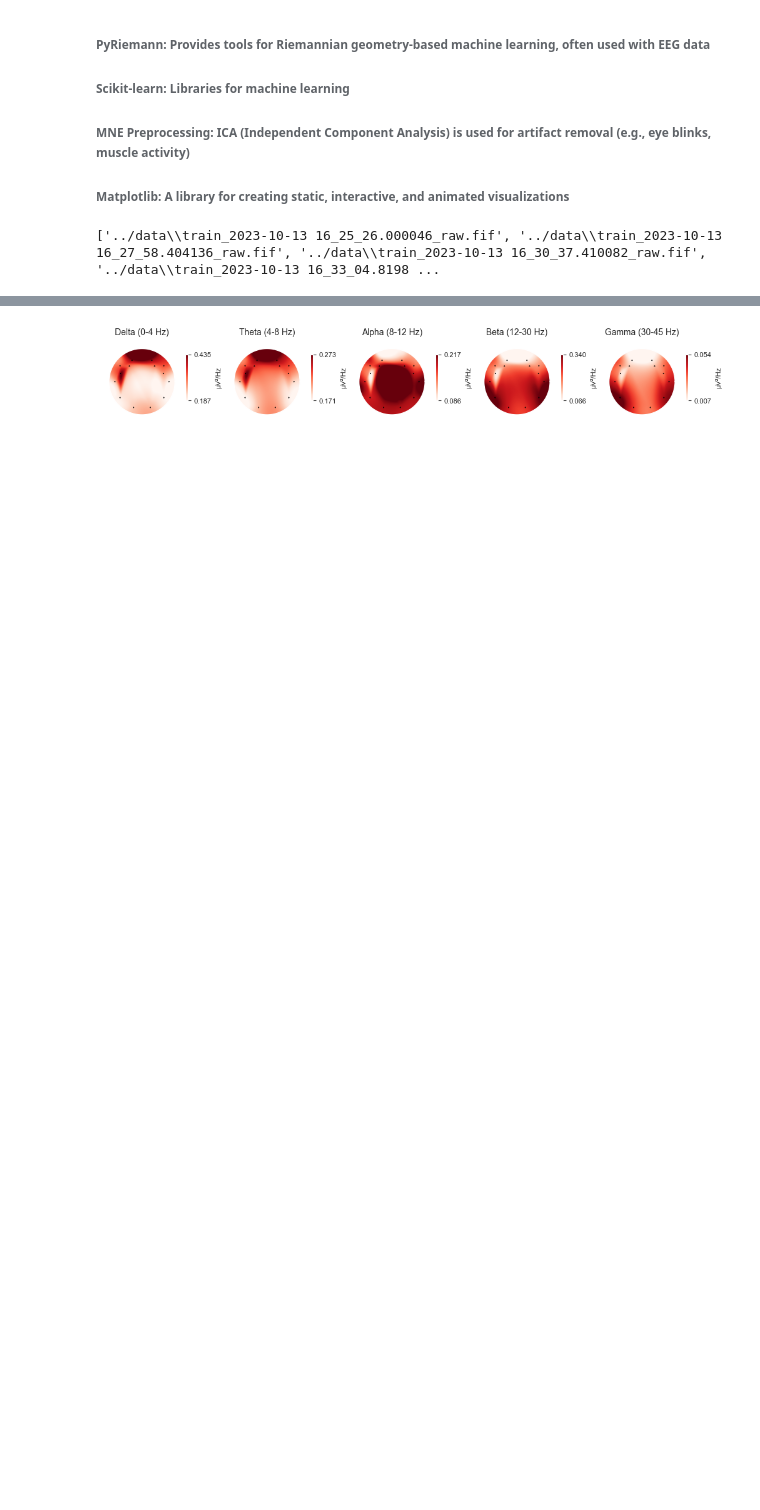
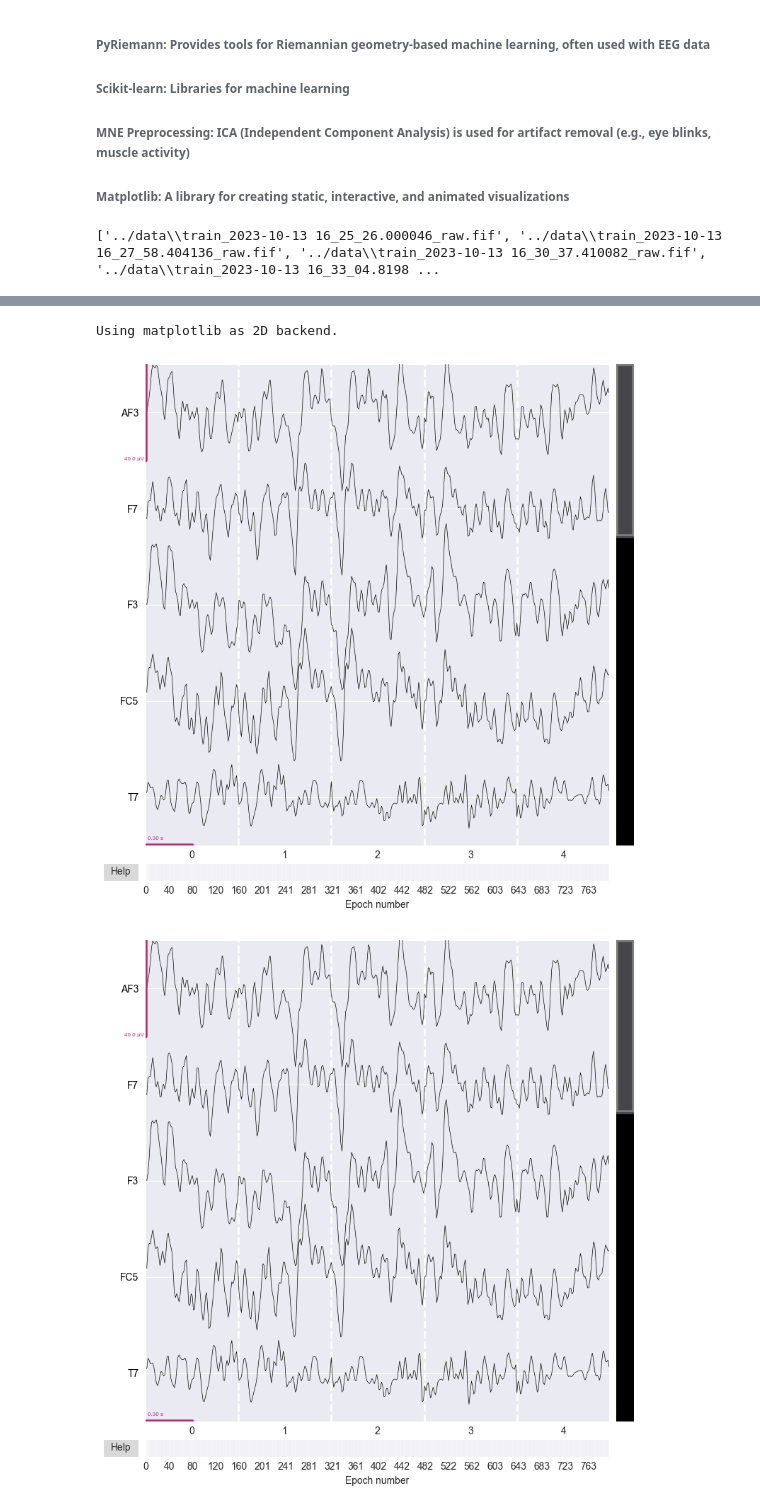
Before and after one commit to qossayrida/neurospell-context-aware, a Jupyter notebook: P300-Speller/jupyter/data_analysis.ipynb, the cells around one changed output, grey strips where cells are left out. Drawn from its saved outputs; the diff is of its cells as text; code cells hidden in the pictures; blank space fills up the shorter version.

```diff
--- a/P300-Speller/jupyter/data_analysis.ipynb
+++ b/P300-Speller/jupyter/data_analysis.ipynb
@@ -170,12 +170,15 @@ NOTE: pick_types() is a legacy function. New code should use inst.pick(...).
 # %%
 epochs.compute_psd().plot(average=False, picks="data", exclude="bads")
 epochs.compute_psd().plot_topomap( normalize=True, contours=0)
+epochs.plot(n_epochs=5, n_channels=5)
 # %% [output]
     Using multitaper spectrum estimation with 7 DPSS windows
 Plotting power spectral density (dB=True).
 Averaging across epochs before plotting...
     Using multitaper spectrum estimation with 7 DPSS windows
 Averaging across epochs before plotting...
 [figure]
 [figure]
+Using matplotlib as 2D backend.
-[figure, old version]
+[figure, new version]
+[figure, added]
```
Also changed, not shown: parts of 1 cell of this notebook, 4 other files.
